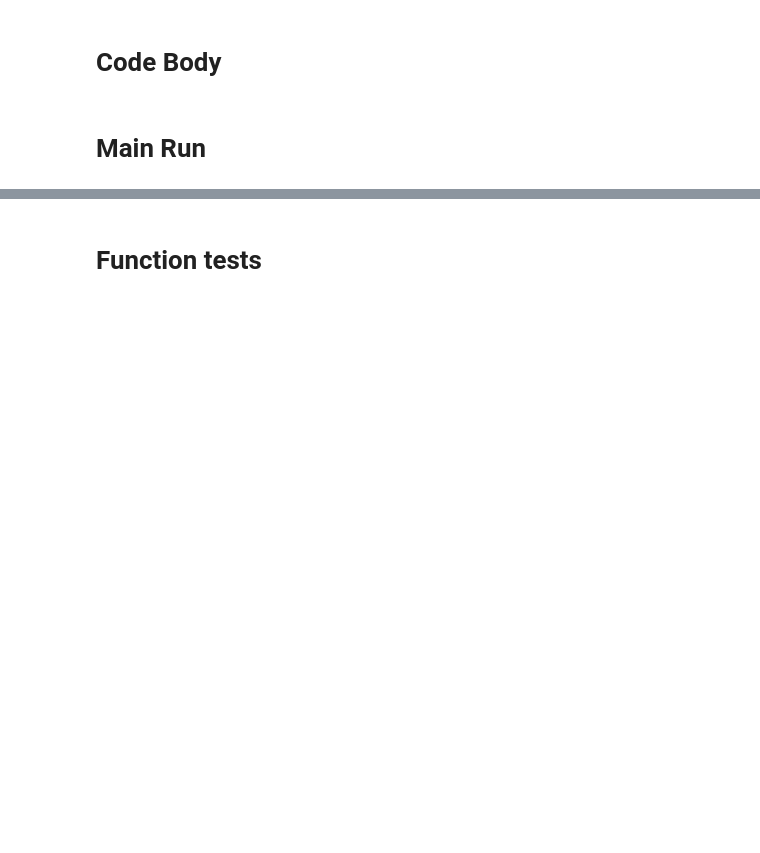
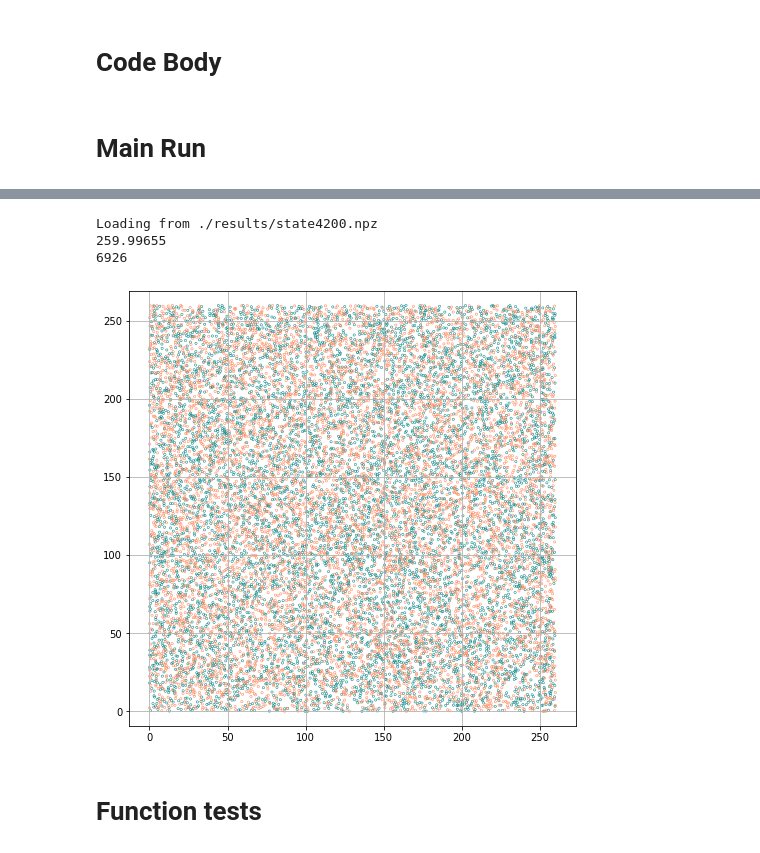
Before and after one commit to Enthazy/MIPS, a Jupyter notebook: MIPS_cpu - refine.ipynb, the cells around one changed output, grey strips where cells are left out. Cells and saved outputs as stored; diff of their text form; code cells hidden in the pictures; blank space fills up the shorter version.

```diff
--- a/MIPS_cpu - refine.ipynb
+++ b/MIPS_cpu - refine.ipynb
@@ -402,2 +458,15 @@ display(result[0], result[1])
+# %%
+file_name = "./results/state4200.npz"
+data = load(file_name)
+display(data['px'],data['py'])
+print(max(data['px']))
+print(sum(data['vx']==1)+sum(data['vx']==-1))
+plt.savefig("./results/view.png")
+plt.show()
+# %% [output]
+Loading from ./results/state4200.npz
+259.99655
+6926
+[figure, added]
 # %% [markdown]
 # Function tests
```
Also changed, not shown: parts of 9 cells of this notebook.
